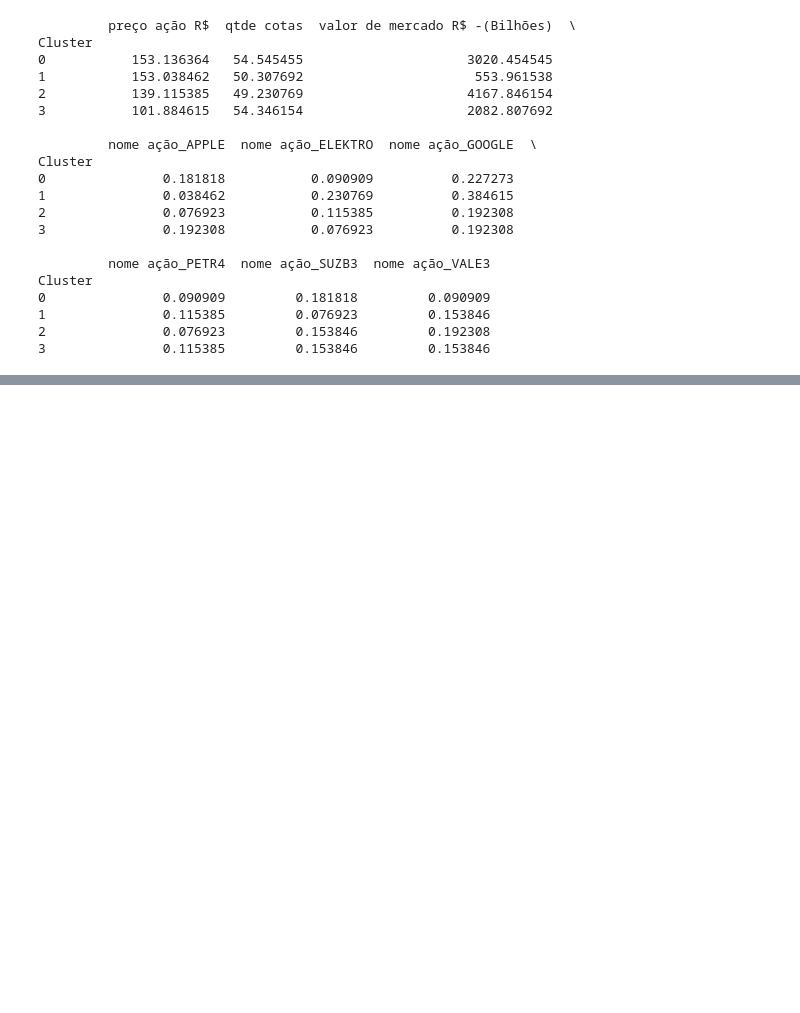
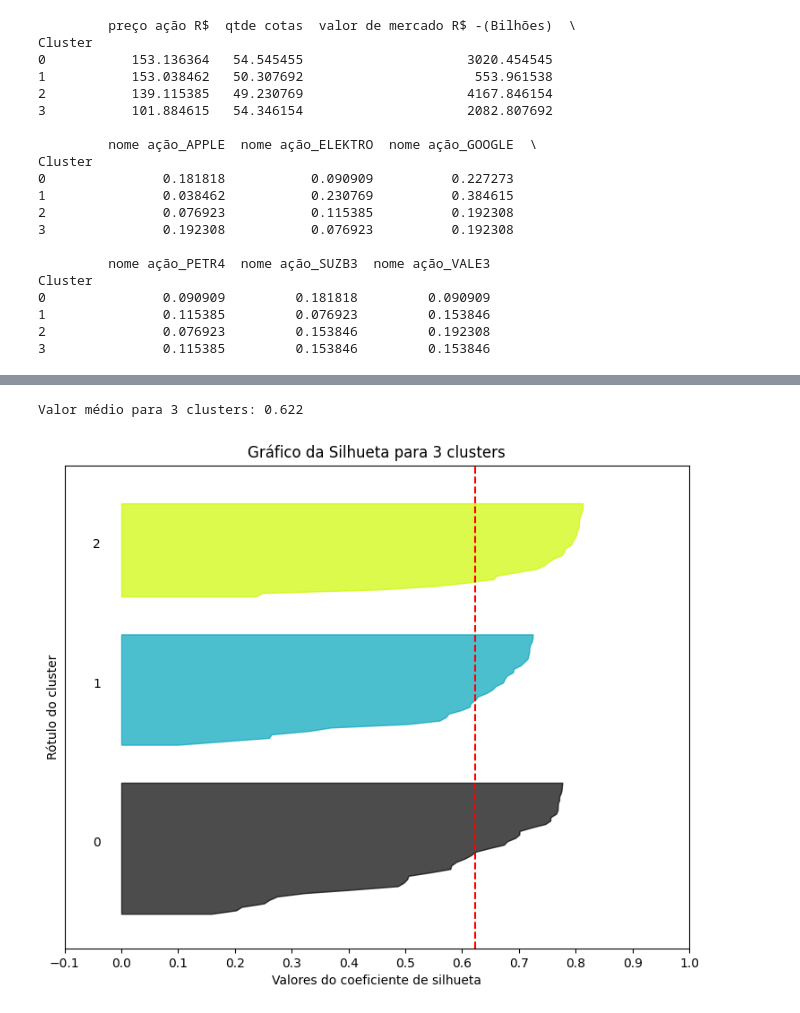
Before and after one commit to LuizEduardoBS/IABD_Inteligencia_Artificial_E_Big_Data, a Jupyter notebook: Somativa/codigo-somativa.ipynb, the cells around one changed output, grey strips where cells are left out. Cells and saved outputs as stored; diff of their text form; code cells hidden in the pictures; blank space fills up the shorter version.

```diff
--- a/Somativa/codigo-somativa.ipynb
+++ b/Somativa/codigo-somativa.ipynb
@@ -96,0 +221,5 @@ Cluster
+# %%
+graf_silhueta(3,dados_n)
+# %% [output]
+Valor médio para 3 clusters: 0.622
+[figure, added]
```
Also changed, not shown: parts of 11 cells of this notebook.
